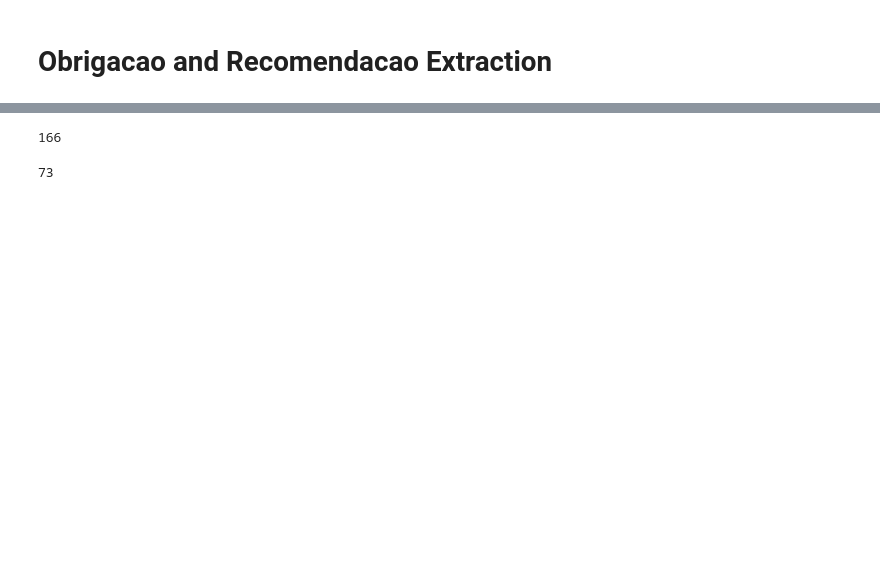
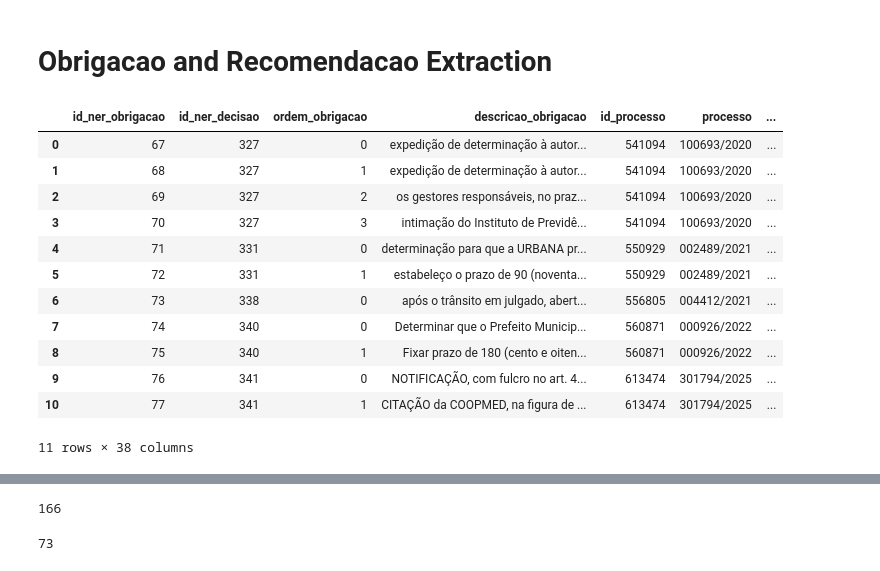
Before and after one commit to eduardoplima/decicontas.br, a Jupyter notebook: etl.ipynb, the cells around one changed output, grey strips where cells are left out. Drawn from its saved outputs; the diff is of its cells as text; code cells hidden in the pictures; blank space fills up the shorter version.

Commit message:
Pipeline obrigacoes done

```diff
--- a/etl.ipynb
+++ b/etl.ipynb
@@ -26,7 +26,7 @@ from tools.schema import (
     NERDecisao,
     Obrigacao,
     Recomendacao,
-
+    ResponsibleChoice
 )
 
 from tools.utils import (
@@ -57,6 +57,7 @@ extractor_obrigacao_gpt4turbo = gpt4turbo.with_structured_output(
     Obrigacao, include_raw=False, method="json_schema")
 extractor_recomendacao_gpt4turbo = gpt4turbo.with_structured_output(
     Recomendacao, include_raw=False, method="json_schema")
+extractor_responsible = gpt4turbo.with_structured_output(ResponsibleChoice, include_raw=False, method="json_schema")
 # %% [markdown]
 # Run for dates
 # %%
@@ -180,7 +184,21 @@ run_ner_pipeline_for_dataframe(
 # %% [markdown]
 # Obrigacao and Recomendacao Extraction
 # %%
-#run_obrigacao_pipeline
+run_obrigacao_pipeline(extractor_obrigacao_gpt4turbo, extractor_responsible)
+# %% [output]
+|  | id_ner_obrigacao | id_ner_decisao | ordem_obrigacao | descricao_obrigacao | id_processo | processo | ... |
+| 0 | 67 | 327 | 0 | expedição de determinação à autor... | 541094 | 100693/2020 | ... |
+| 1 | 68 | 327 | 1 | expedição de determinação à autor... | 541094 | 100693/2020 | ... |
+| 2 | 69 | 327 | 2 | os gestores responsáveis, no praz... | 541094 | 100693/2020 | ... |
+| 3 | 70 | 327 | 3 | intimação do Instituto de Previdê... | 541094 | 100693/2020 | ... |
+| 4 | 71 | 331 | 0 | determinação para que a URBANA pr... | 550929 | 002489/2021 | ... |
+| 5 | 72 | 331 | 1 | estabeleço o prazo de 90 (noventa... | 550929 | 002489/2021 | ... |
+| 6 | 73 | 338 | 0 | após o trânsito em julgado, abert... | 556805 | 004412/2021 | ... |
+| 7 | 74 | 340 | 0 | Determinar que o Prefeito Municip... | 560871 | 000926/2022 | ... |
+| 8 | 75 | 340 | 1 | Fixar prazo de 180 (cento e oiten... | 560871 | 000926/2022 | ... |
+| 9 | 76 | 341 | 0 | NOTIFICAÇÃO, com fulcro no art. 4... | 613474 | 301794/2025 | ... |
+| 10 | 77 | 341 | 1 | CITAÇÃO da COOPMED, na figura de ... | 613474 | 301794/2025 | ... |
+11 rows × 38 columns
 # %%
 conn_processo = get_connection("BdDIP")
 # %%
```
Also changed, not shown: parts of 6 cells of this notebook, 2 other files.
